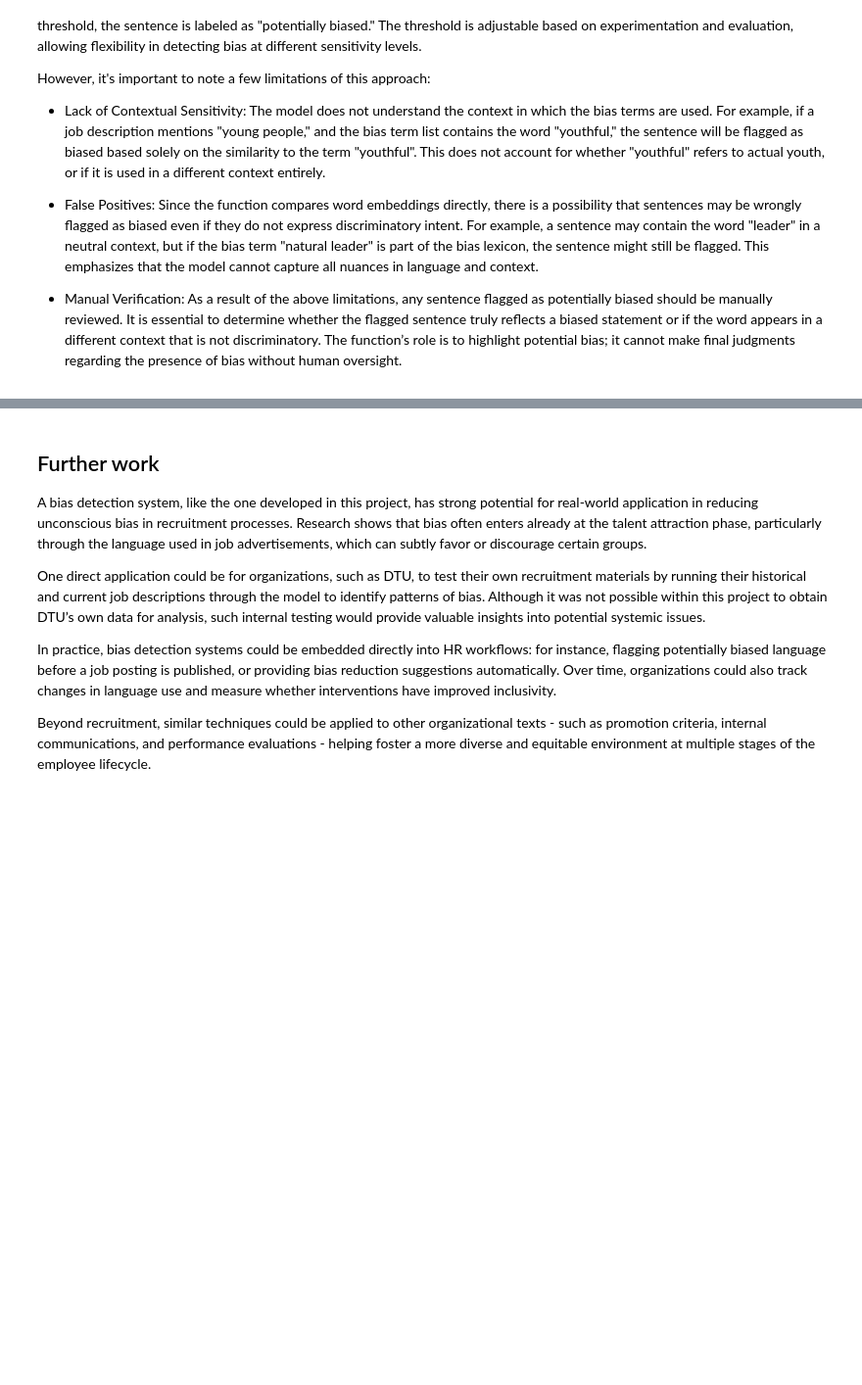
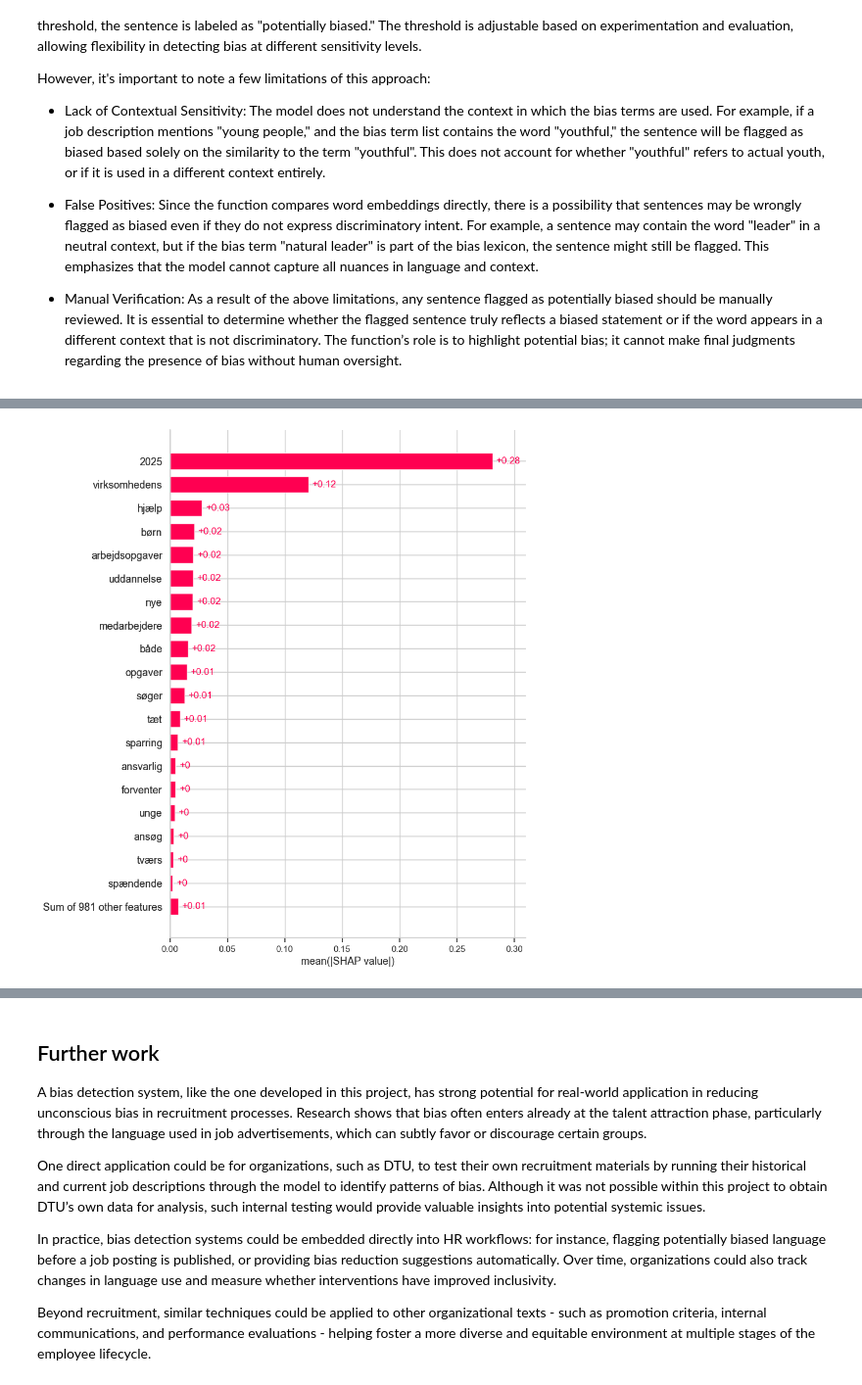
Before and after one commit to annemollelsborg/detection_of_workforce_discrimination, a Jupyter notebook: Women_in_men_fields.ipynb, the cells around one changed output, grey strips where cells are left out. Shown at 98% size. Cells and saved outputs as stored; diff of their text form; code cells hidden in the pictures; blank space fills up the shorter version.

```diff
--- a/Women_in_men_fields.ipynb
+++ b/Women_in_men_fields.ipynb
@@ -291,6 +266,7 @@ This approach provides a clear, interpretable alternative to traditional topic m
 # %%
 import nltk
 nltk.download('punkt')
+nltk.download('punkt_tab')
 nltk.download('stopwords')
 
 import pandas as pd
@@ -338,7 +314,7 @@ custom_stopwords = danish_stopwords.union({
     'cv', 'ring', 'as', 'will', 'region', 'via', 'plads', 'timer', 'maj',
     'albertslund', 'rende', 'are', 'is', 'kommer', 'forst', 'mellem', 'ballerup',
     'roskilde', 'center', 'tid', 'ser', 'baggrund', 'overenskomst', 'virksomhed',
-    'fordel', 'kolleger', 'kollega', 'hver', 'permanent'
+    'fordel', 'kolleger', 'kollega', 'hver', 'permanent', 'så'
 })
 
 
@@ -686,0 +852,18 @@ print(classify_bias(df_labeled))
+# %%
+import shap
+
+# Use the same model and vectorizer
+xgb_model = trained_models["XGBoost"]
+feature_names = vectorizer.get_feature_names_out()
+
+# SHAP expects dense matrix (X is sparse)
+X_dense = X_train.toarray()
+
+# Create SHAP explainer and compute values
+explainer = shap.Explainer(xgb_model, X_dense, feature_names=feature_names)
+shap_values = explainer(X_dense)
+
+# Global feature importance
+shap.plots.bar(shap_values, max_display=20)
+# %% [output]
+[figure, added]
```
Also changed, not shown: parts of 16 cells of this notebook.
